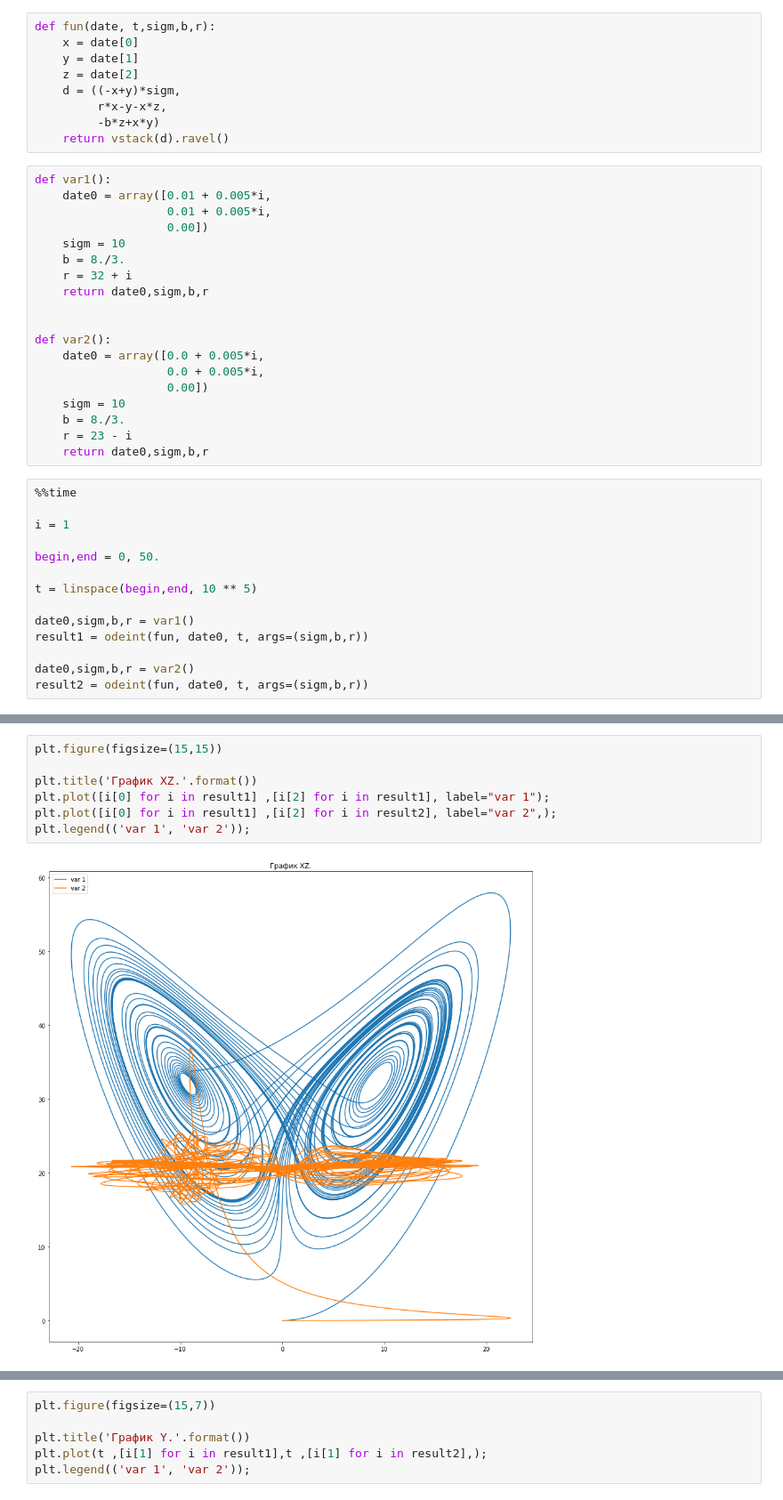
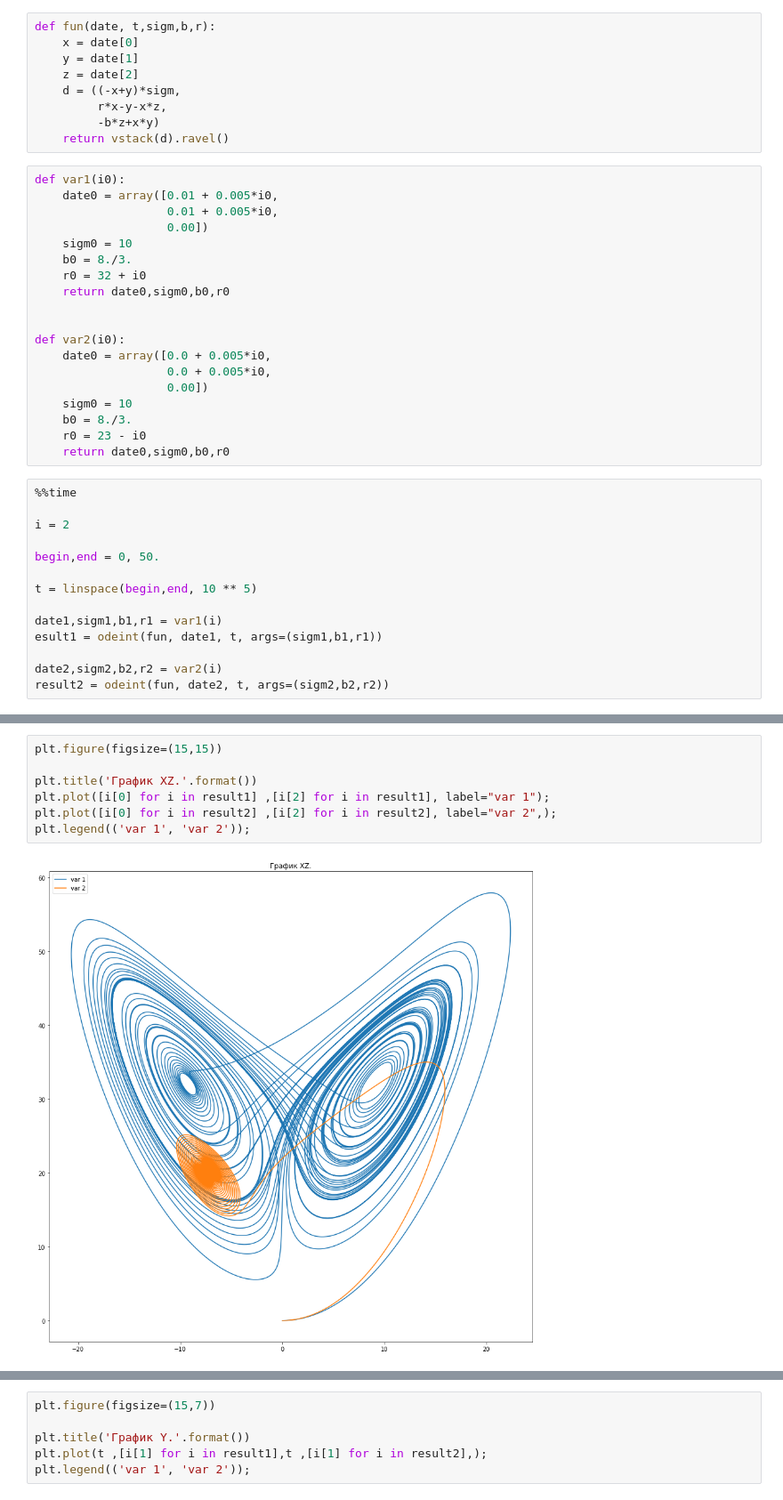
Before and after one commit to paantya/exoplanet-2017, a Jupyter notebook: sok_orb.ipynb, the cells around one changed output, grey strips where cells are left out. Shown at 89% size. Cells and saved outputs as stored; diff of their text form.

```diff
--- a/sok_orb.ipynb
+++ b/sok_orb.ipynb
@@ -38,36 +38,36 @@ def fun(date, t,sigm,b,r):
          -b*z+x*y)
     return vstack(d).ravel()
 # %%
-def var1():
-    date0 = array([0.01 + 0.005*i,
-                   0.01 + 0.005*i,
+def var1(i0):
+    date0 = array([0.01 + 0.005*i0,
+                   0.01 + 0.005*i0,
                    0.00])
-    sigm = 10
-    b = 8./3.
-    r = 32 + i
-    return date0,sigm,b,r
+    sigm0 = 10
+    b0 = 8./3.
+    r0 = 32 + i0
+    return date0,sigm0,b0,r0
 
 
-def var2():
-    date0 = array([0.0 + 0.005*i,
-                   0.0 + 0.005*i,
+def var2(i0):
+    date0 = array([0.0 + 0.005*i0,
+                   0.0 + 0.005*i0,
                    0.00])
-    sigm = 10
-    b = 8./3.
-    r = 23 - i
-    return date0,sigm,b,r
+    sigm0 = 10
+    b0 = 8./3.
+    r0 = 23 - i0
+    return date0,sigm0,b0,r0
 # %%
 %%time
 
-i = 1
+i = 2
 
 begin,end = 0, 50.
 
 t = linspace(begin,end, 10 ** 5)
 
-date0,sigm,b,r = var1()
-result1 = odeint(fun, date0, t, args=(sigm,b,r))
+date1,sigm1,b1,r1 = var1(i)
+esult1 = odeint(fun, date1, t, args=(sigm1,b1,r1))
 
-date0,sigm,b,r = var2()
-result2 = odeint(fun, date0, t, args=(sigm,b,r))
+date2,sigm2,b2,r2 = var2(i)
+result2 = odeint(fun, date2, t, args=(sigm2,b2,r2))
 # %% [output]
@@ -84,12 +84,12 @@ plt.legend(('var 1', 'var 2'));
 # %%
 plt.figure(figsize=(15,15))
 
 plt.title('График XZ.'.format())
 plt.plot([i[0] for i in result1] ,[i[2] for i in result1], label="var 1");
-plt.plot([i[0] for i in result1] ,[i[2] for i in result2], label="var 2",);
+plt.plot([i[0] for i in result2] ,[i[2] for i in result2], label="var 2",);
 plt.legend(('var 1', 'var 2'));
 # %% [output]
-[figure, old version]
+[figure, new version]
 # %%
 plt.figure(figsize=(15,15))
 
```
Also changed, not shown: parts of 5 cells of this notebook.
